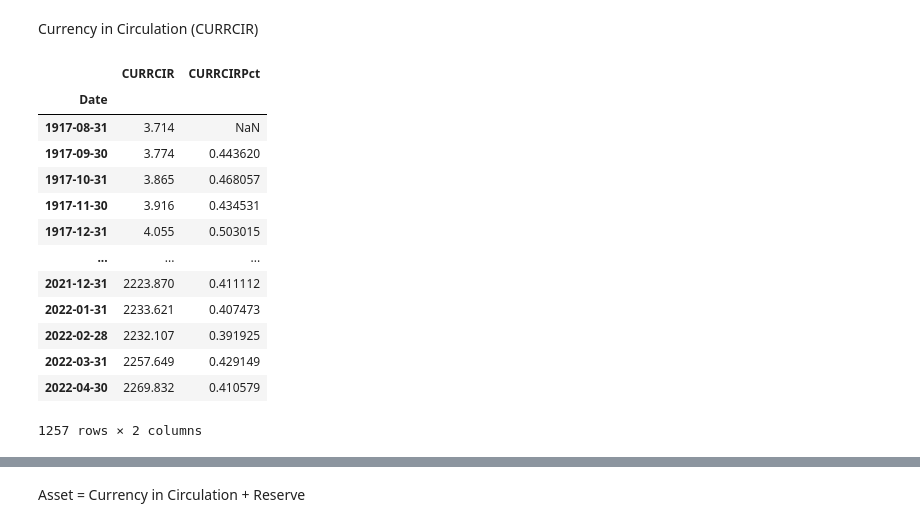
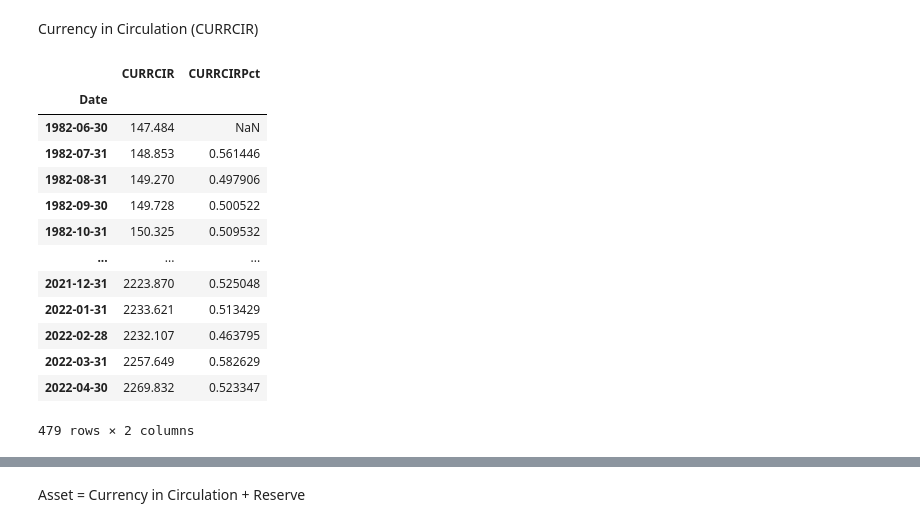
Before and after one commit to Gavinlai01/FINA5270-IndividualReport, a Jupyter notebook: Individual Report.ipynb, the cells around one changed output, grey strips where cells are left out. Cells and saved outputs as stored; diff of their text form; code cells hidden in the pictures.

```diff
--- a/Individual Report.ipynb
+++ b/Individual Report.ipynb
@@ -11,10 +15,15 @@
 # %%
 from fredapi import Fred
 import pandas as pd
+import numpy as np
 from sklearn.preprocessing import MinMaxScaler
+from datetime import datetime
+from dateutil.relativedelta import relativedelta
 fred = Fred(api_key='d01d199e0673e6009d985f05a7a39ff2')
 def Get_Data(code):
   data = fred.get_series(code).to_frame()
   data.columns = [code]
   data.index.names = ['Date']
+  DATE = datetime.today() - relativedelta(years=40)
+  data = data[np.logical_and.reduce([data.index > DATE])]
   return data
@@ -100,22 +110,21 @@ Currency in Circulation (CURRCIR)
 # %%
 CURRCIR = Get_Data('CURRCIR')
 CURRCIR = CURRCIR.resample('M').last()
 CURRCIR['CURRCIRPct'] = CURRCIR['CURRCIR'].pct_change()
 min_max_scaler = MinMaxScaler()
 CURRCIR[["CURRCIRPct"]] = min_max_scaler.fit_transform(CURRCIR[["CURRCIRPct"]])
-CURRCIR
 # %% [output]
 |  | CURRCIR | CURRCIRPct |
 | Date |  |  |
-| 1917-08-31 | 3.714 | NaN |
-| 1917-09-30 | 3.774 | 0.443620 |
-| 1917-10-31 | 3.865 | 0.468057 |
-| 1917-11-30 | 3.916 | 0.434531 |
-| 1917-12-31 | 4.055 | 0.503015 |
+| 1982-06-30 | 147.484 | NaN |
+| 1982-07-31 | 148.853 | 0.561446 |
+| 1982-08-31 | 149.270 | 0.497906 |
+| 1982-09-30 | 149.728 | 0.500522 |
+| 1982-10-31 | 150.325 | 0.509532 |
 | ... | ... | ... |
-| 2021-12-31 | 2223.870 | 0.411112 |
-| 2022-01-31 | 2233.621 | 0.407473 |
-| 2022-02-28 | 2232.107 | 0.391925 |
-| 2022-03-31 | 2257.649 | 0.429149 |
-| 2022-04-30 | 2269.832 | 0.410579 |
+| 2021-12-31 | 2223.870 | 0.525048 |
+| 2022-01-31 | 2233.621 | 0.513429 |
+| 2022-02-28 | 2232.107 | 0.463795 |
+| 2022-03-31 | 2257.649 | 0.582629 |
+| 2022-04-30 | 2269.832 | 0.523347 |
-1257 rows × 2 columns
+479 rows × 2 columns
```
Also changed, not shown: parts of 28 cells of this notebook.
